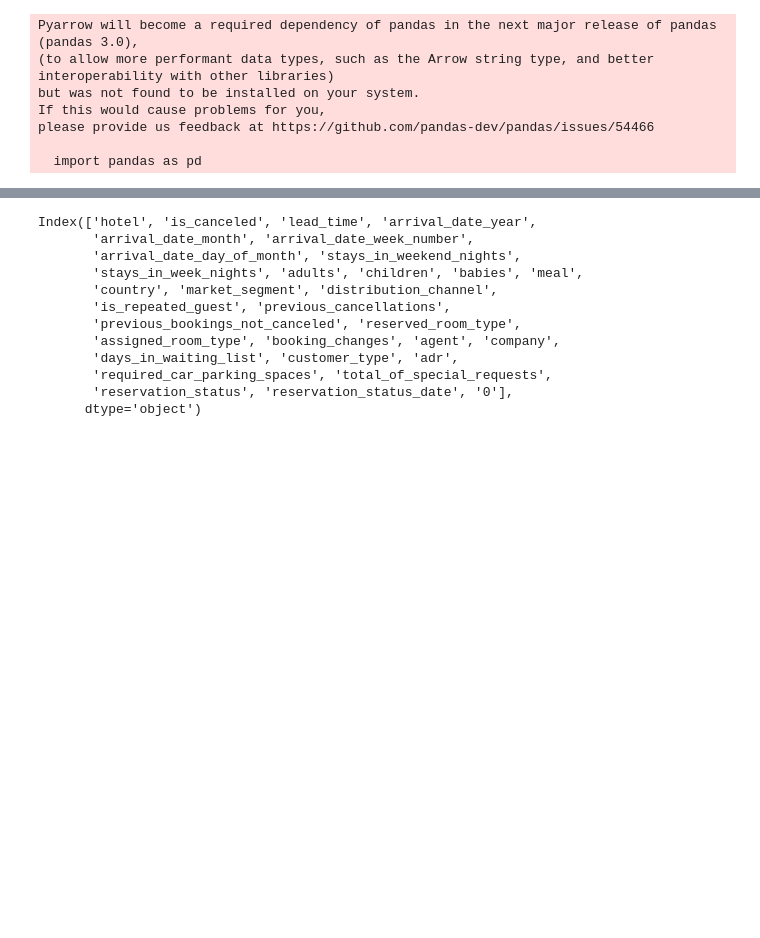
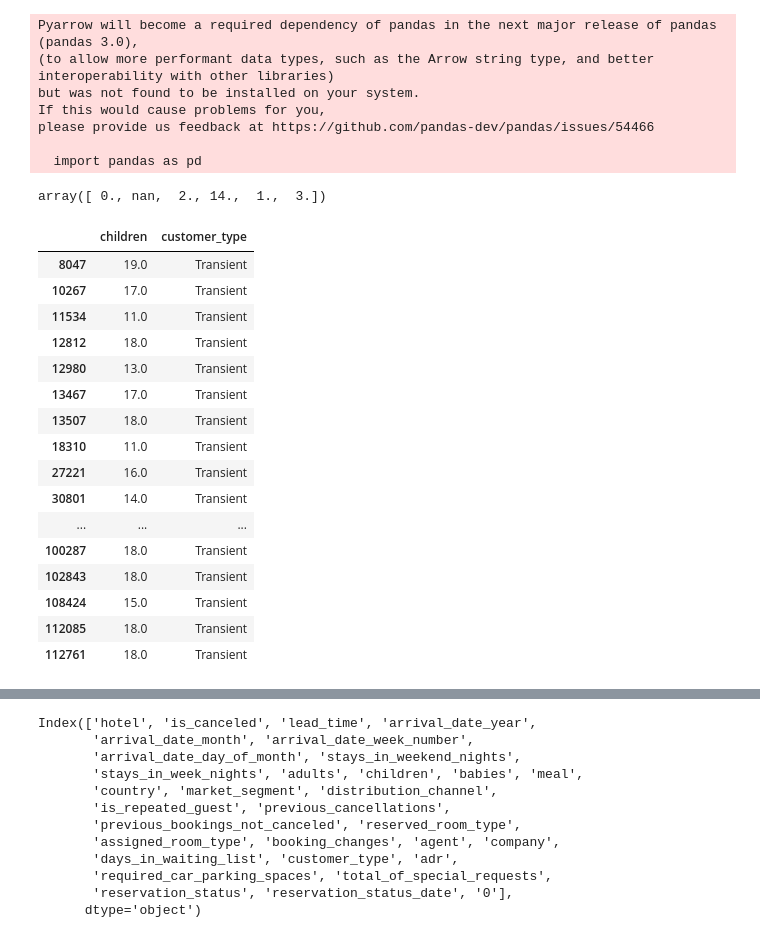
Before and after one commit to icorreald/project-da-promo-g-modulo-4-equipo-1, a Jupyter notebook: notebooks-trabajo/isa.ipynb, the cells around one changed output, grey strips where cells are left out. Saved outputs shown, nothing was run; the diff lists cells and outputs as text; code cells hidden in the pictures; blank space fills up the shorter version.

```diff
--- a/notebooks-trabajo/isa.ipynb
+++ b/notebooks-trabajo/isa.ipynb
@@ -12,3 +12,27 @@ please provide us feedback at https://github.com/pandas-dev/pandas/issues/54466
   import pandas as pd
 # %%
 df = pd.read_csv('../df_primera_limpieza.csv', index_col=0)
+# %%
+df[df['customer_type']=='Group']['children'].unique()
+# %% [output]
+array([ 0., nan,  2., 14.,  1.,  3.])
+# %%
+df[(df['children']>10)&(df['customer_type']=='Transient')][['children', 'customer_type']]
+# %% [output]
+|  | children | customer_type |
+| 8047 | 19.0 | Transient |
+| 10267 | 17.0 | Transient |
+| 11534 | 11.0 | Transient |
+| 12812 | 18.0 | Transient |
+| 12980 | 13.0 | Transient |
+| 13467 | 17.0 | Transient |
+| 13507 | 18.0 | Transient |
+| 18310 | 11.0 | Transient |
+| 27221 | 16.0 | Transient |
+| 30801 | 14.0 | Transient |
+| ... | ... | ... |
+| 100287 | 18.0 | Transient |
+| 102843 | 18.0 | Transient |
+| 108424 | 15.0 | Transient |
+| 112085 | 18.0 | Transient |
+| 112761 | 18.0 | Transient |
```
Also changed, not shown: parts of 15 cells of this notebook.
